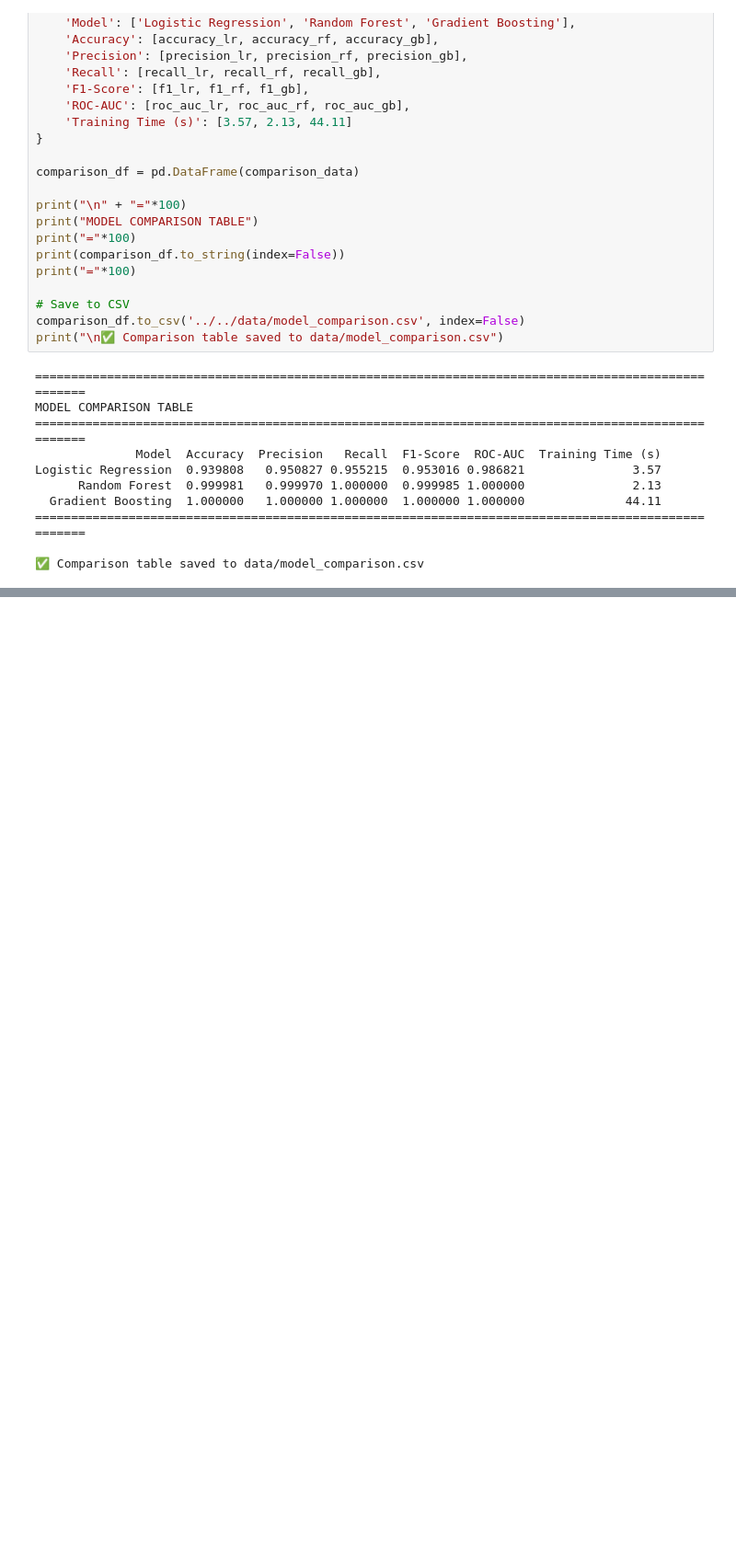
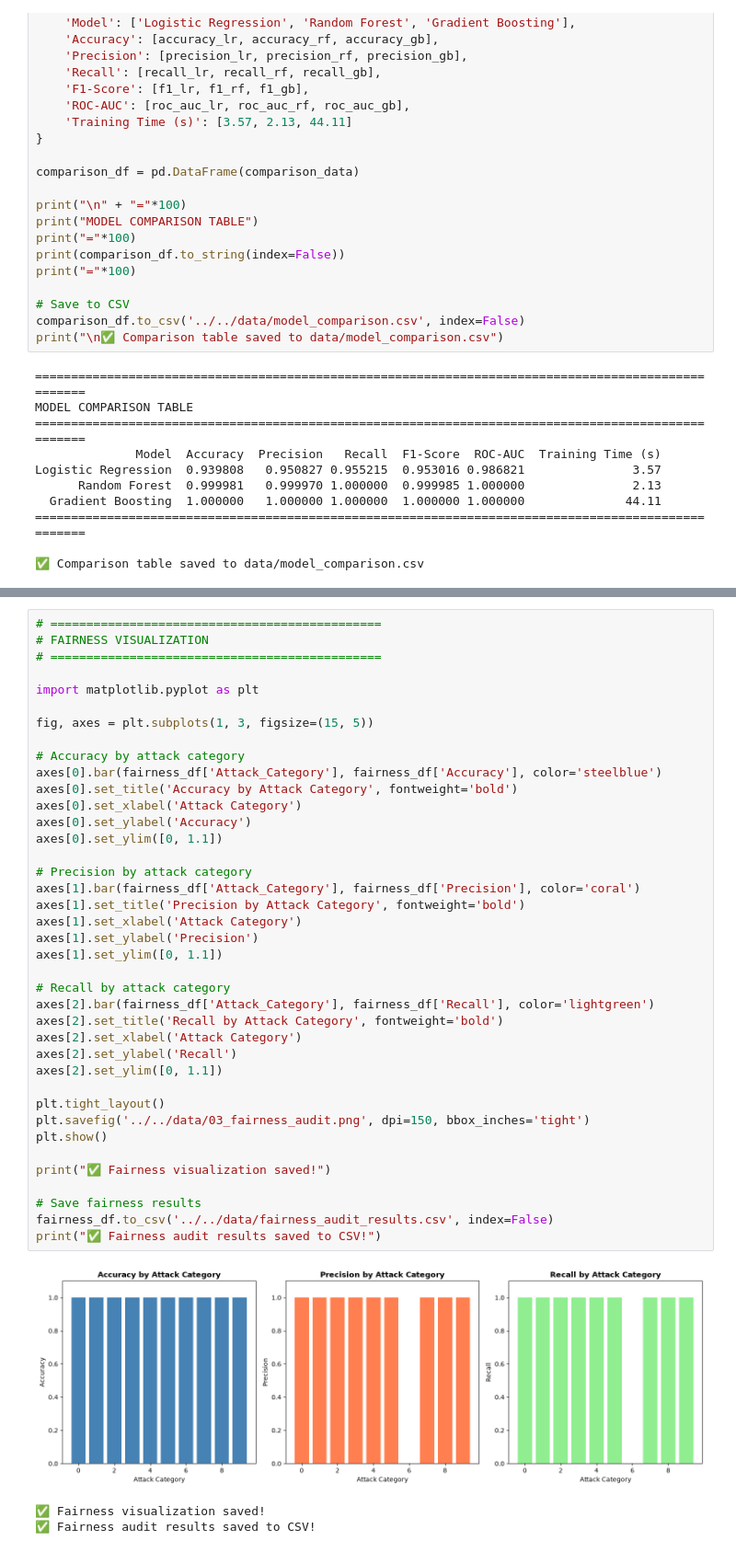
Before and after one commit to RR-agnm/capstone-unsw-nb15-cybersecurity, a Jupyter notebook: src/notebooks/unsw_nb15_cybersecurity_capstone.ipynb, the cells around one changed output, grey strips where cells are left out. Shown at 92% size. Drawn from its saved outputs; the diff is of its cells as text; blank space fills up the shorter version.

Commit message:
Phase 5: Fairness audit and ethical AI analysis complete

```diff
--- a/src/notebooks/unsw_nb15_cybersecurity_capstone.ipynb
+++ b/src/notebooks/unsw_nb15_cybersecurity_capstone.ipynb
@@ -548,0 +615,43 @@ Logistic Regression  0.939808   0.950827 0.955215  0.953016 0.986821
+# %%
+# ==============================================
+# FAIRNESS VISUALIZATION
+# ==============================================
+
+import matplotlib.pyplot as plt
+
+fig, axes = plt.subplots(1, 3, figsize=(15, 5))
+
+# Accuracy by attack category
+axes[0].bar(fairness_df['Attack_Category'], fairness_df['Accuracy'], color='steelblue')
+axes[0].set_title('Accuracy by Attack Category', fontweight='bold')
+axes[0].set_xlabel('Attack Category')
+axes[0].set_ylabel('Accuracy')
+axes[0].set_ylim([0, 1.1])
+
+# Precision by attack category
+axes[1].bar(fairness_df['Attack_Category'], fairness_df['Precision'], color='coral')
+axes[1].set_title('Precision by Attack Category', fontweight='bold')
+axes[1].set_xlabel('Attack Category')
+axes[1].set_ylabel('Precision')
+axes[1].set_ylim([0, 1.1])
+
+# Recall by attack category
+axes[2].bar(fairness_df['Attack_Category'], fairness_df['Recall'], color='lightgreen')
+axes[2].set_title('Recall by Attack Category', fontweight='bold')
+axes[2].set_xlabel('Attack Category')
+axes[2].set_ylabel('Recall')
+axes[2].set_ylim([0, 1.1])
+
+plt.tight_layout()
+plt.savefig('../../data/03_fairness_audit.png', dpi=150, bbox_inches='tight')
+plt.show()
+
+print("✅ Fairness visualization saved!")
+
+# Save fairness results
+fairness_df.to_csv('../../data/fairness_audit_results.csv', index=False)
+print("✅ Fairness audit results saved to CSV!")
+# %% [output]
+[figure, added]
+✅ Fairness visualization saved!
+✅ Fairness audit results saved to CSV!
```
Also changed, not shown: parts of 2 cells of this notebook, 2 other files.
